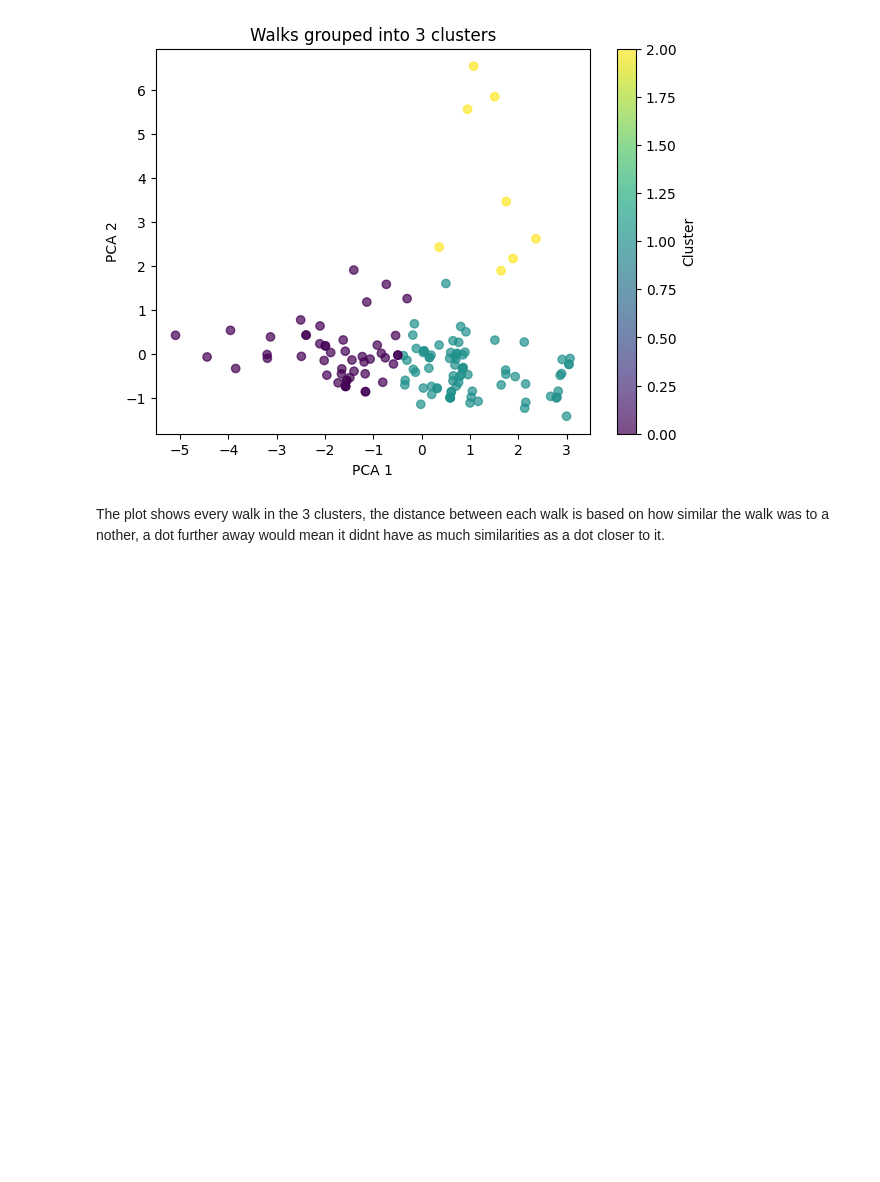
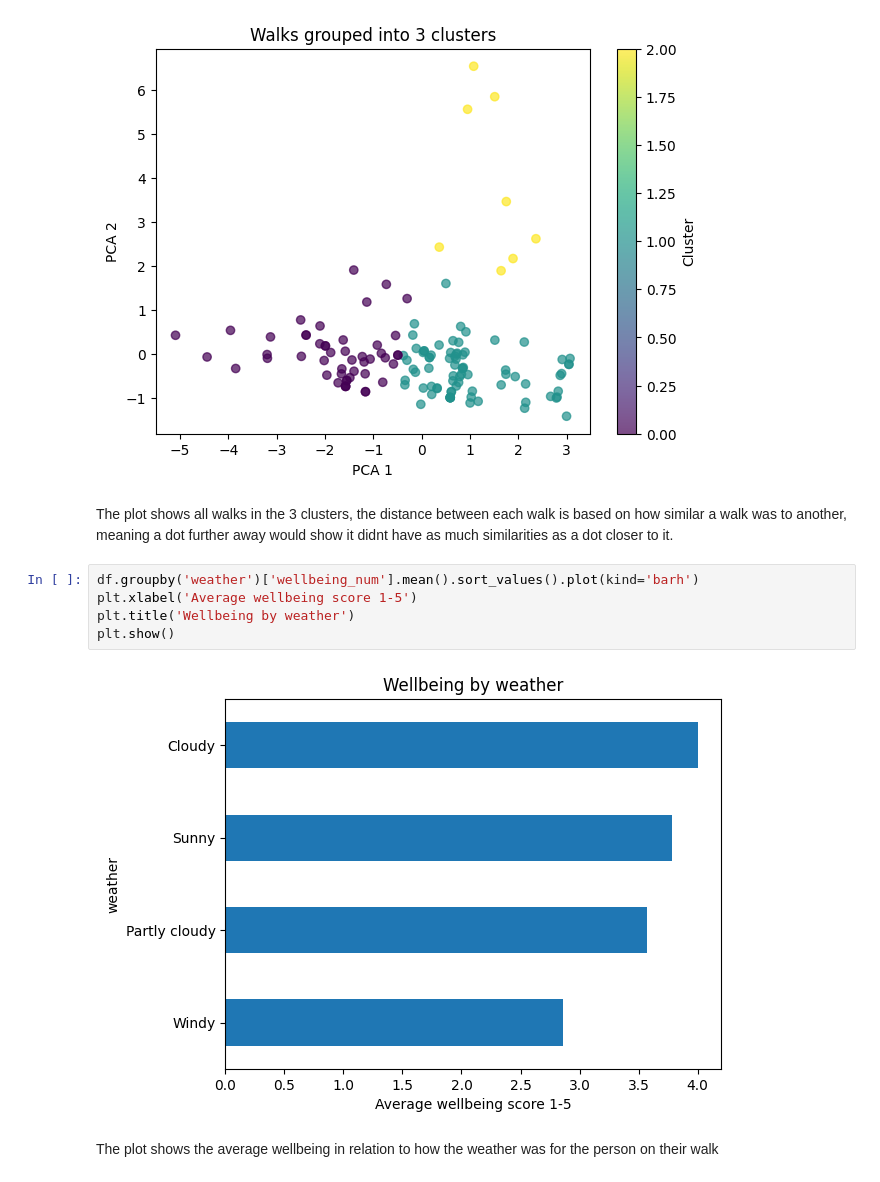
Before and after one commit to d4nv/ml-campus_data_project-colab, a Jupyter notebook: CampusWalk_ML.ipynb, the cells around one changed output. Cells and saved outputs as stored; diff of their text form; blank space fills up the shorter version.

Commit message:
Weather in relation to wellbeing

```diff
--- a/CampusWalk_ML.ipynb
+++ b/CampusWalk_ML.ipynb
@@ -370,4 +370,13 @@ plt.show()
 # %% [output]
 [figure]
 # %% [markdown]
-The plot shows every walk in the 3 clusters, the distance between each walk is based on how similar the walk was to a nother, a dot further away would mean it didnt have as much similarities as a dot closer to it.
+The plot shows all walks in the 3 clusters, the distance between each walk is based on how similar a walk was to another, meaning a dot further away would show it didnt have as much similarities as a dot closer to it.
+# %%
+df.groupby('weather')['wellbeing_num'].mean().sort_values().plot(kind='barh')
+plt.xlabel('Average wellbeing score 1-5')
+plt.title('Wellbeing by weather')
+plt.show()
+# %% [output]
+[figure, added]
+# %% [markdown]
+The plot shows the average wellbeing in relation to how the weather was for the person on their walk
```
Also changed, not shown: parts of 2 cells of this notebook.
